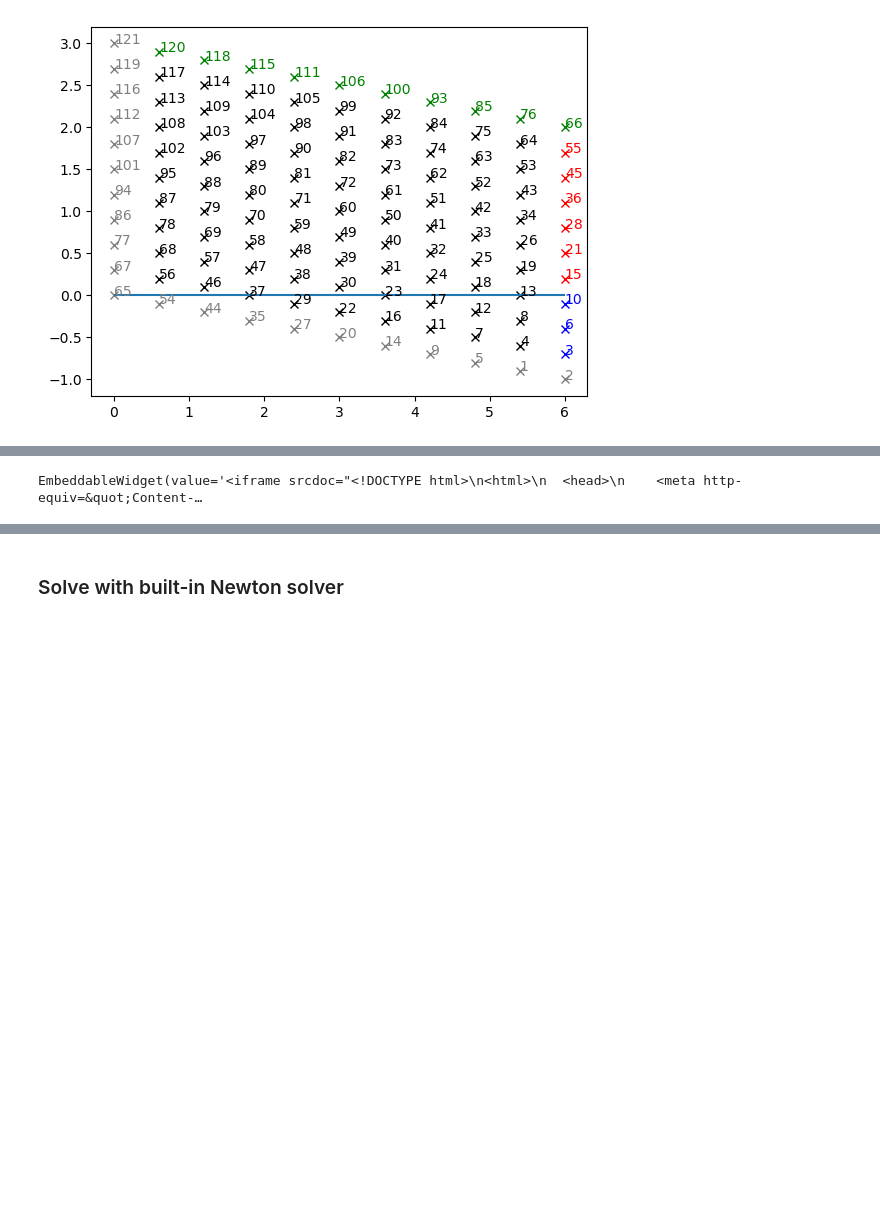
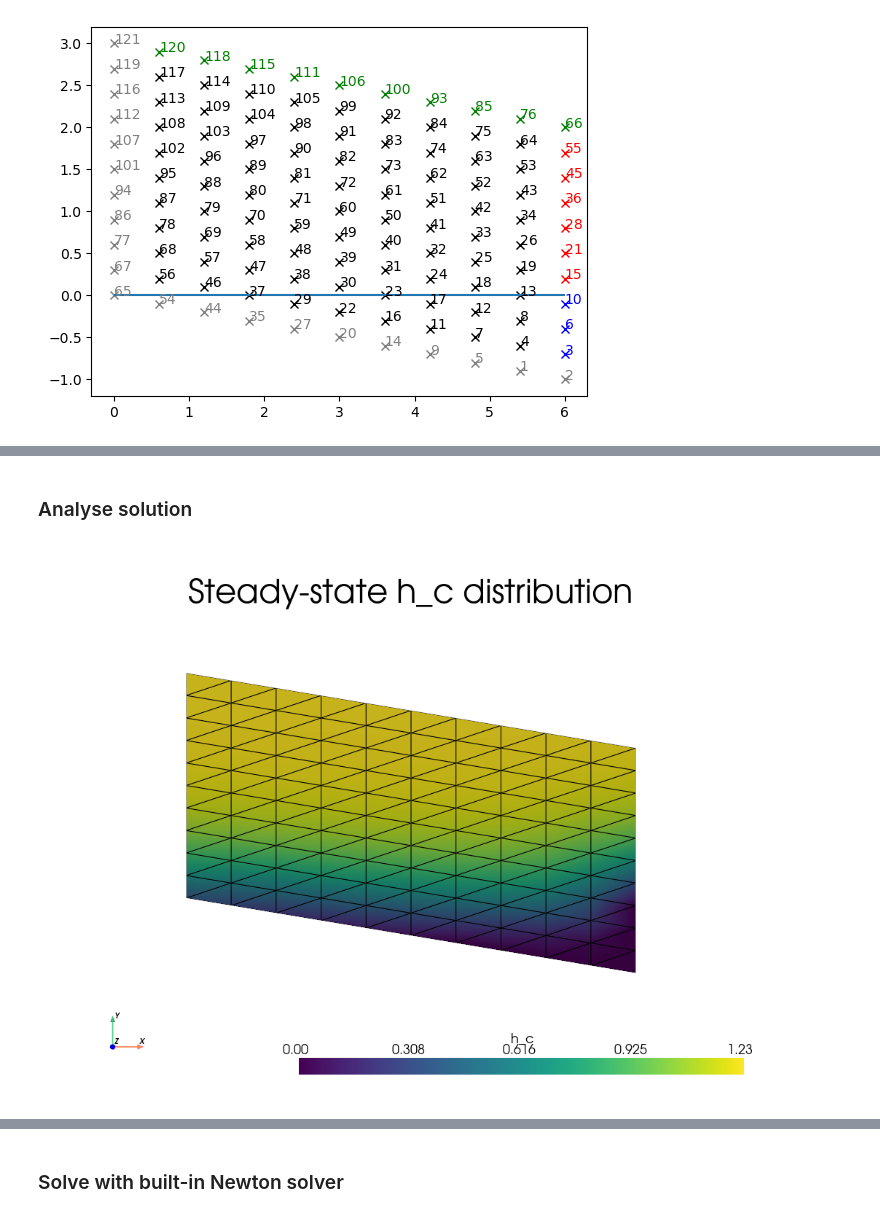
Before and after one commit to lannika-ut/ScientificPractice, a Jupyter notebook: FiniteElements/Richards.ipynb, the cells around one changed output, grey strips where cells are left out. Drawn from its saved outputs; the diff is of its cells as text; code cells hidden in the pictures; blank space fills up the shorter version.

```diff
--- a/FiniteElements/Richards.ipynb
+++ b/FiniteElements/Richards.ipynb
@@ -333,5 +326,7 @@ Iteration 52, Error ||u_k-u_kp1|| 4.875e-07
+# %% [markdown]
+### Analyse solution
 # %%
-plotScalarFunction(V, u)
+plotScalarFunction(V, u, title="Steady-state h_c distribution", name="h_c")
 # %% [output]
-EmbeddableWidget(value='<iframe srcdoc="<!DOCTYPE html>\n<html>\n  <head>\n    <meta http-equiv=&quot;Content-…
+[figure, added]
 # %%
```
Also changed, not shown: parts of 17 cells of this notebook, 2 other files.
